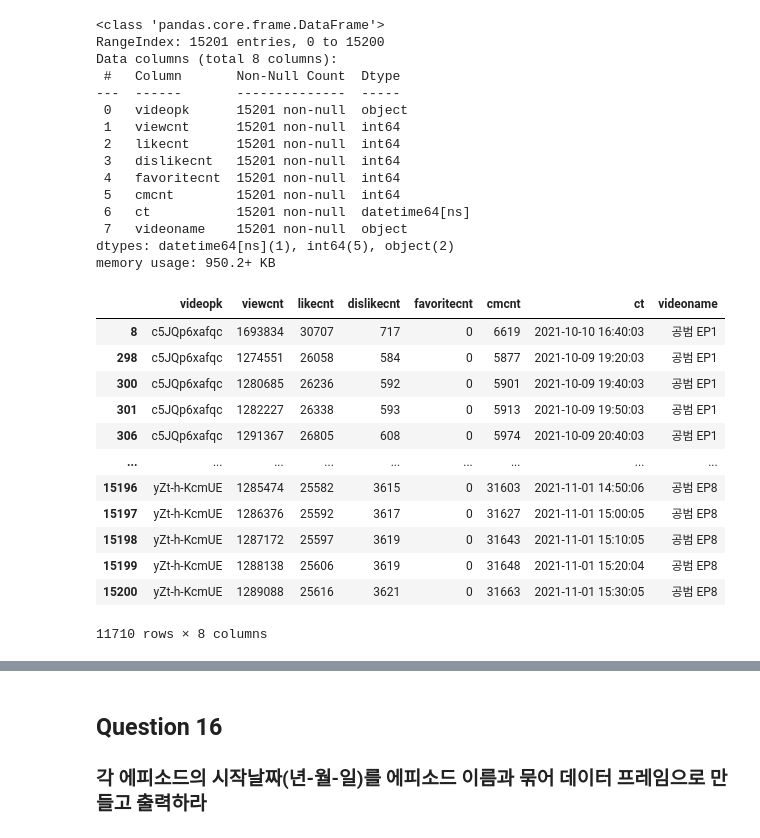
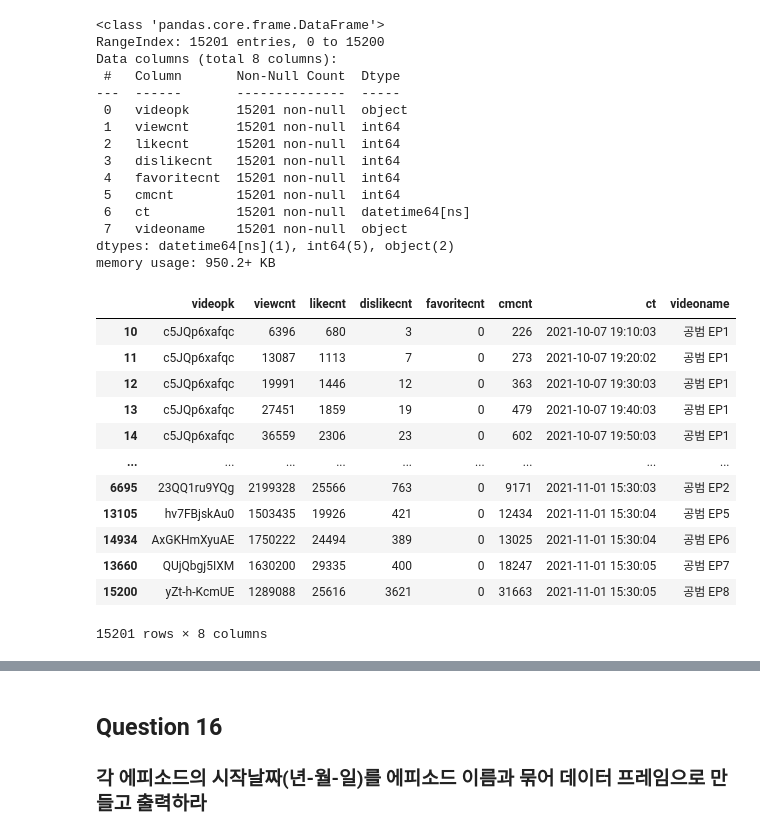
Before and after one commit to applesatang/my, a Jupyter notebook: pandas/1q.ipynb, the cells around one changed output, grey strips where cells are left out. Cells and saved outputs as stored; diff of their text form; code cells hidden in the pictures.

```diff
--- a/pandas/1q.ipynb
+++ b/pandas/1q.ipynb
@@ -289,24 +289,22 @@ Data columns (total 8 columns):
  7   videoname    15201 non-null  object
 dtypes: datetime64[ns](1), int64(5), object(2)
 memory usage: 950.2+ KB
-# %%
-import datetime
-video2 = video.loc[(video.videoname == ' 공범 EP1') & ((video.sort_values('ct').ct.diff(1) >= datetime.timedelta(minutes = 20)) | (video.sort_values('ct').ct.diff(1) <= datetime.timedelta(minutes = 5)))]
-video.loc[video.sort_values('ct').ct.diff(1) <= datetime.timedelta(minutes =5)]
-# %% [output]
-|  | videopk | viewcnt | likecnt | dislikecnt | favoritecnt | cmcnt | ct | videoname |
-| 8 | c5JQp6xafqc | 1693834 | 30707 | 717 | 0 | 6619 | 2021-10-10 16:40:03 | 공범 EP1 |
-| 298 | c5JQp6xafqc | 1274551 | 26058 | 584 | 0 | 5877 | 2021-10-09 19:20:03 | 공범 EP1 |
-| 300 | c5JQp6xafqc | 1280685 | 26236 | 592 | 0 | 5901 | 2021-10-09 19:40:03 | 공범 EP1 |
-| 301 | c5JQp6xafqc | 1282227 | 26338 | 593 | 0 | 5913 | 2021-10-09 19:50:03 | 공범 EP1 |
-| 306 | c5JQp6xafqc | 1291367 | 26805 | 608 | 0 | 5974 | 2021-10-09 20:40:03 | 공범 EP1 |
-| ... | ... | ... | ... | ... | ... | ... | ... | ... |
-| 15196 | yZt-h-KcmUE | 1285474 | 25582 | 3615 | 0 | 31603 | 2021-11-01 14:50:06 | 공범 EP8 |
-| 15197 | yZt-h-KcmUE | 1286376 | 25592 | 3617 | 0 | 31627 | 2021-11-01 15:00:05 | 공범 EP8 |
-| 15198 | yZt-h-KcmUE | 1287172 | 25597 | 3619 | 0 | 31643 | 2021-11-01 15:10:05 | 공범 EP8 |
-| 15199 | yZt-h-KcmUE | 1288138 | 25606 | 3619 | 0 | 31648 | 2021-11-01 15:20:04 | 공범 EP8 |
-| 15200 | yZt-h-KcmUE | 1289088 | 25616 | 3621 | 0 | 31663 | 2021-11-01 15:30:05 | 공범 EP8 |
-11710 rows × 8 columns
+# %%
+video.sort_values('ct')
+# %% [output]
+|  | videopk | viewcnt | likecnt | dislikecnt | favoritecnt | cmcnt | ct | videoname |
+| 10 | c5JQp6xafqc | 6396 | 680 | 3 | 0 | 226 | 2021-10-07 19:10:03 | 공범 EP1 |
+| 11 | c5JQp6xafqc | 13087 | 1113 | 7 | 0 | 273 | 2021-10-07 19:20:02 | 공범 EP1 |
+| 12 | c5JQp6xafqc | 19991 | 1446 | 12 | 0 | 363 | 2021-10-07 19:30:03 | 공범 EP1 |
+| 13 | c5JQp6xafqc | 27451 | 1859 | 19 | 0 | 479 | 2021-10-07 19:40:03 | 공범 EP1 |
+| 14 | c5JQp6xafqc | 36559 | 2306 | 23 | 0 | 602 | 2021-10-07 19:50:03 | 공범 EP1 |
+| ... | ... | ... | ... | ... | ... | ... | ... | ... |
+| 6695 | 23QQ1ru9YQg | 2199328 | 25566 | 763 | 0 | 9171 | 2021-11-01 15:30:03 | 공범 EP2 |
+| 13105 | hv7FBjskAu0 | 1503435 | 19926 | 421 | 0 | 12434 | 2021-11-01 15:30:04 | 공범 EP5 |
+| 14934 | AxGKHmXyuAE | 1750222 | 24494 | 389 | 0 | 13025 | 2021-11-01 15:30:04 | 공범 EP6 |
+| 13660 | QUjQbgj5IXM | 1630200 | 29335 | 400 | 0 | 18247 | 2021-11-01 15:30:05 | 공범 EP7 |
+| 15200 | yZt-h-KcmUE | 1289088 | 25616 | 3621 | 0 | 31663 | 2021-11-01 15:30:05 | 공범 EP8 |
+15201 rows × 8 columns
 # %%
 import datetime
 video1 = video.loc[video.videoname == ' 공범 EP1'].sort_values('ct')
```
Also changed, not shown: parts of 7 cells of this notebook.
